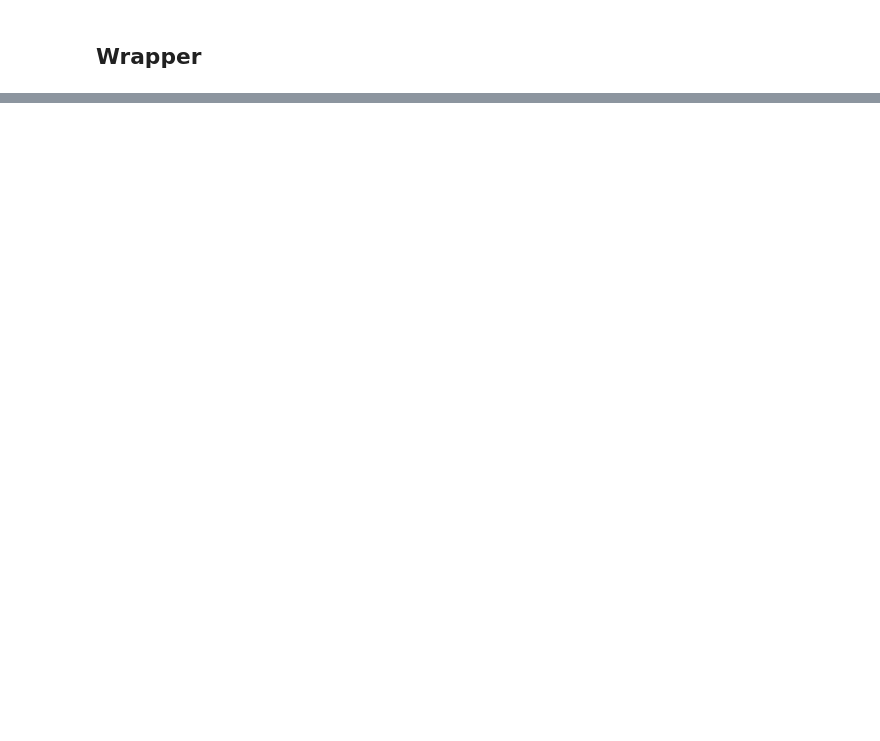
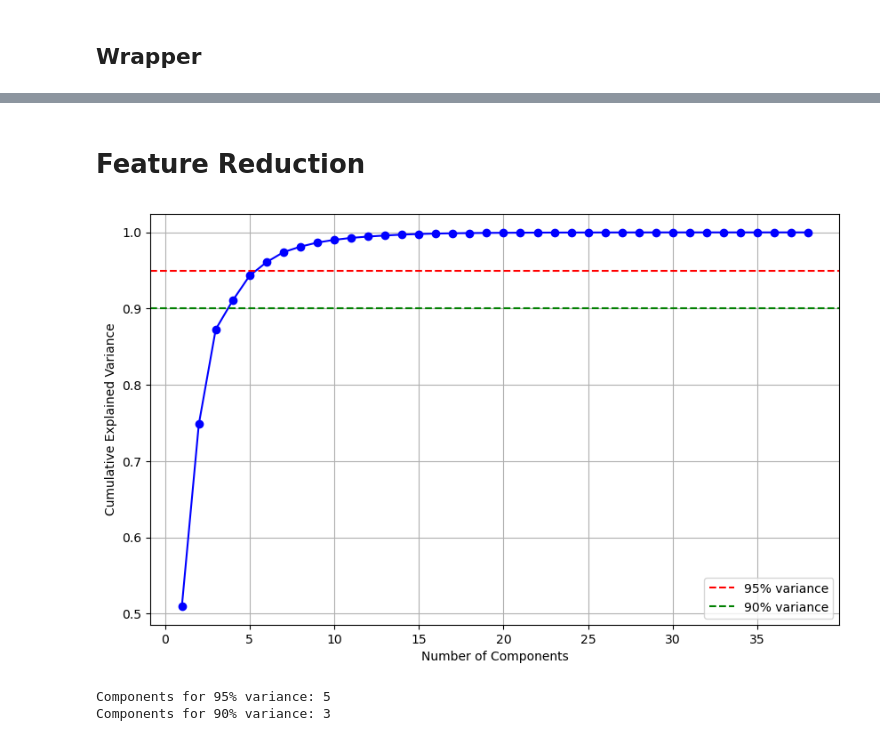
Before and after one commit to YannaCS/Fraud-Detection-By-Machine-Learning, a Jupyter notebook: Feature Engineering.ipynb, the cells around one changed output, grey strips where cells are left out. Drawn from its saved outputs; the diff is of its cells as text; code cells hidden in the pictures; blank space fills up the shorter version.

```diff
--- a/Feature Engineering.ipynb
+++ b/Feature Engineering.ipynb
@@ -653,0 +673,4 @@ plt.plot(range(1,len(refec.grid_scores_)+1), refec.grid_scores_)
+# %%
+final_cut = pd.read_csv('./data/vars 485.csv', index_col=0)
+final_cut = final_cut[selected_feature_names + ['fraud_label']]
+final_cut.to_csv('./data/selected.csv')
@@ -653,0 +681,3 @@ plt.plot(range(1,len(refec.grid_scores_)+1), refec.grid_scores_)
+# %%
+label = final_cut.fraud_label
+label.shape
@@ -653,0 +686,10 @@ plt.plot(range(1,len(refec.grid_scores_)+1), refec.grid_scores_)
+# %%
+only_feature = final_cut.drop(['fraud_label'], axis=1)
+print('features shape: ', only_feature.shape)
+std = only_feature.std()
+mean = only_feature.mean()
+z_scaled = (only_feature - mean)/std
+del final_cut
+# Prevent extreme values after z-scaled
+z_scaled = z_scaled.clip(lower=-1000, upper=1000)
+z_scaled.describe()
@@ -653,0 +708,35 @@ plt.plot(range(1,len(refec.grid_scores_)+1), refec.grid_scores_)
+# %%
+z_scaled['fraud_label']=label
+z_scaled.to_csv('./data/z_scaled.csv')
+# %% [markdown]
+# Feature Reduction
+# %%
+from sklearn.decomposition import PCA
+
+X = z_scaled.drop(['fraud_label'], axis=1)
+y = z_scaled.fraud_label
+# Fit PCA with all components
+pca = PCA()
+pca.fit(X)
+# Calculate cumulative variance explained
+cumsum_var = np.cumsum(pca.explained_variance_ratio_)
+
+# Plot the results
+plt.figure(figsize=(10, 6))
+plt.plot(range(1, len(cumsum_var) + 1), cumsum_var, 'bo-')
+plt.xlabel('Number of Components')
+plt.ylabel('Cumulative Explained Variance')
+plt.axhline(y=0.95, color='r', linestyle='--', label='95% variance')
+plt.axhline(y=0.90, color='g', linestyle='--', label='90% variance')
+plt.legend()
+plt.grid(True)
+plt.show()
+# Find number of components for desired variance
+n_components_95 = round(np.argmax(cumsum_var >= 0.95))
+n_components_90 = round(np.argmax(cumsum_var >= 0.90))
+print(f"Components for 95% variance: {n_components_95}")
+print(f"Components for 90% variance: {n_components_90}")
+# %% [output]
+[figure, added]
+Components for 95% variance: 5
+Components for 90% variance: 3
```
Also changed, not shown: parts of 25 cells of this notebook, 14 other files.
